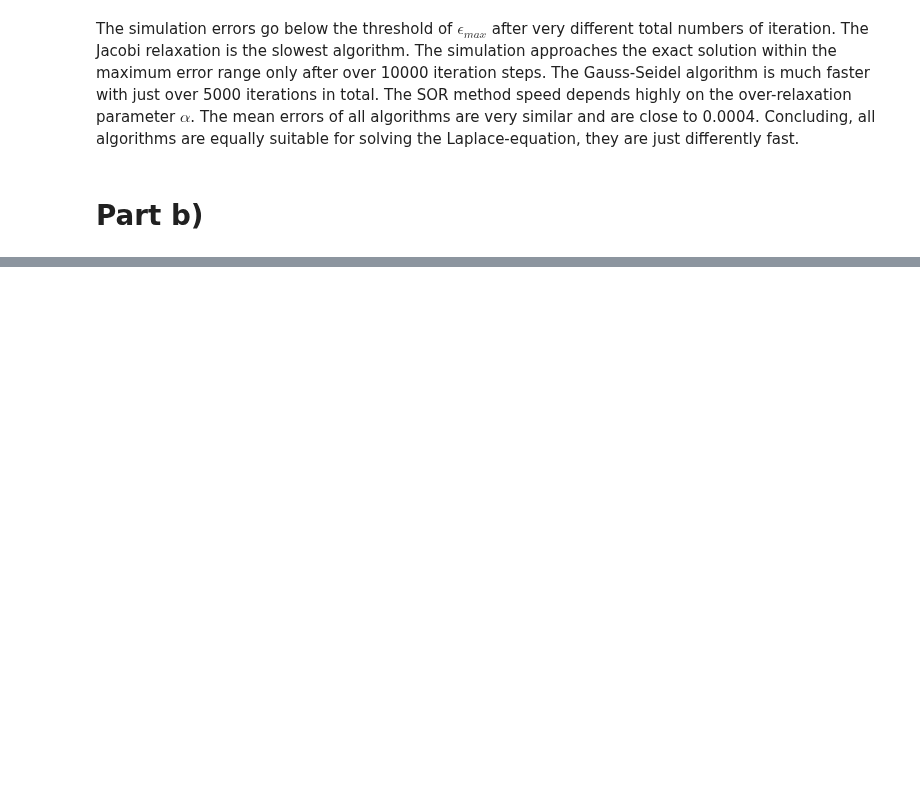
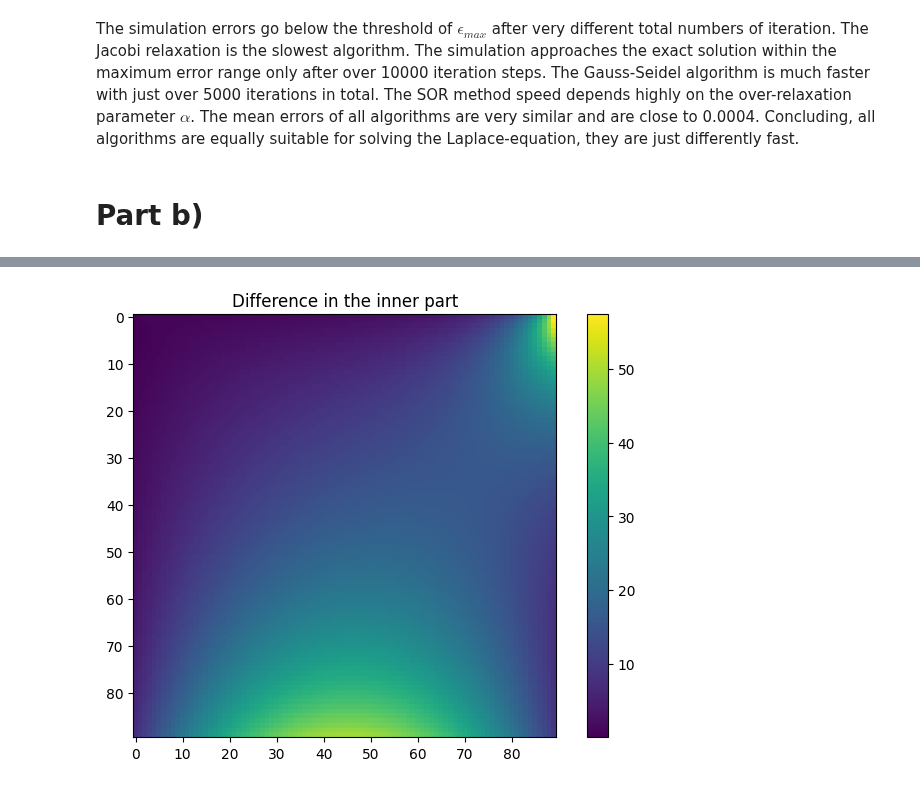
Before and after one commit to corinnawegner/Computational-physics, a Jupyter notebook: Project 4/Problem 1.ipynb, the cells around one changed output, grey strips where cells are left out. Cells and saved outputs as stored; diff of their text form; code cells hidden in the pictures; blank space fills up the shorter version.

```diff
--- a/Project 4/Problem 1.ipynb
+++ b/Project 4/Problem 1.ipynb
@@ -438,0 +442,11 @@ plt.show()
+# %%
+fig_diff2, ax_diff2 = plt.subplots()
+cut_outer = 5
+arr_diff2 = np.abs([row[cut_outer:-cut_outer] for row in (x_end_GSR_reshaped-arr_phi_1000)[cut_outer:-cut_outer]])
+im_diff2 = ax_diff2.imshow(arr_diff2)
+cbar2 = fig_diff2.colorbar(im_diff2, ax=ax_diff2)
+plt.tight_layout()
+plt.title("Difference in the inner part")
+plt.show()
+# %% [output]
+[figure, added]
```
Also changed, not shown: parts of 15 cells of this notebook.
